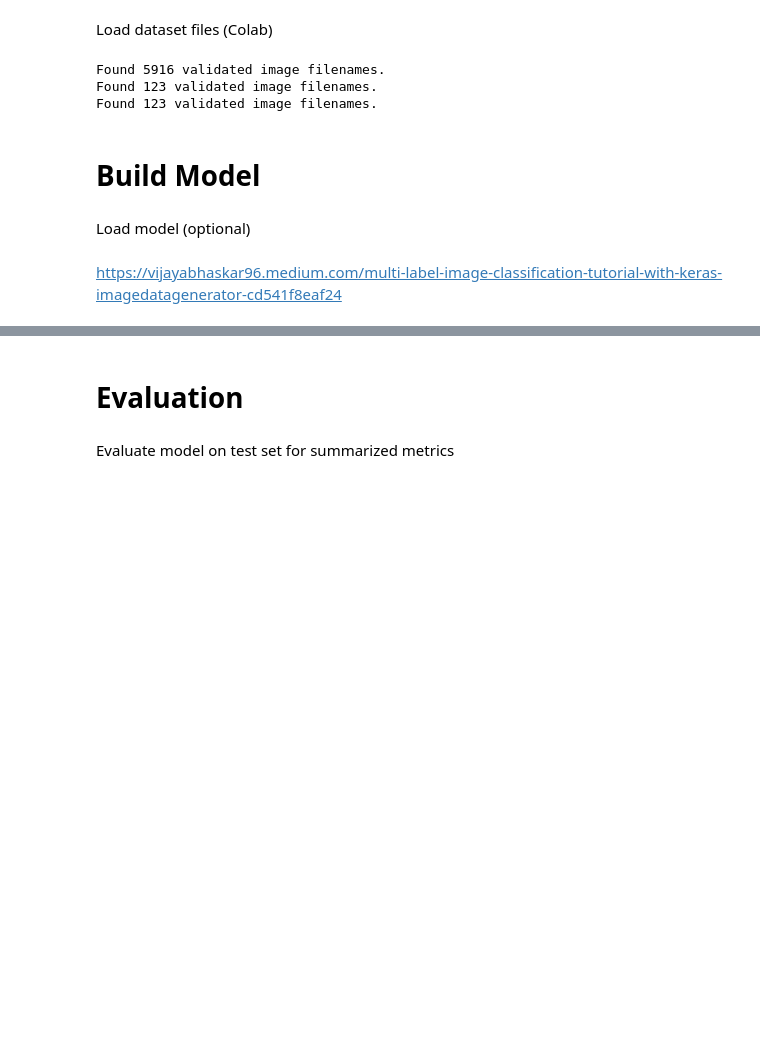
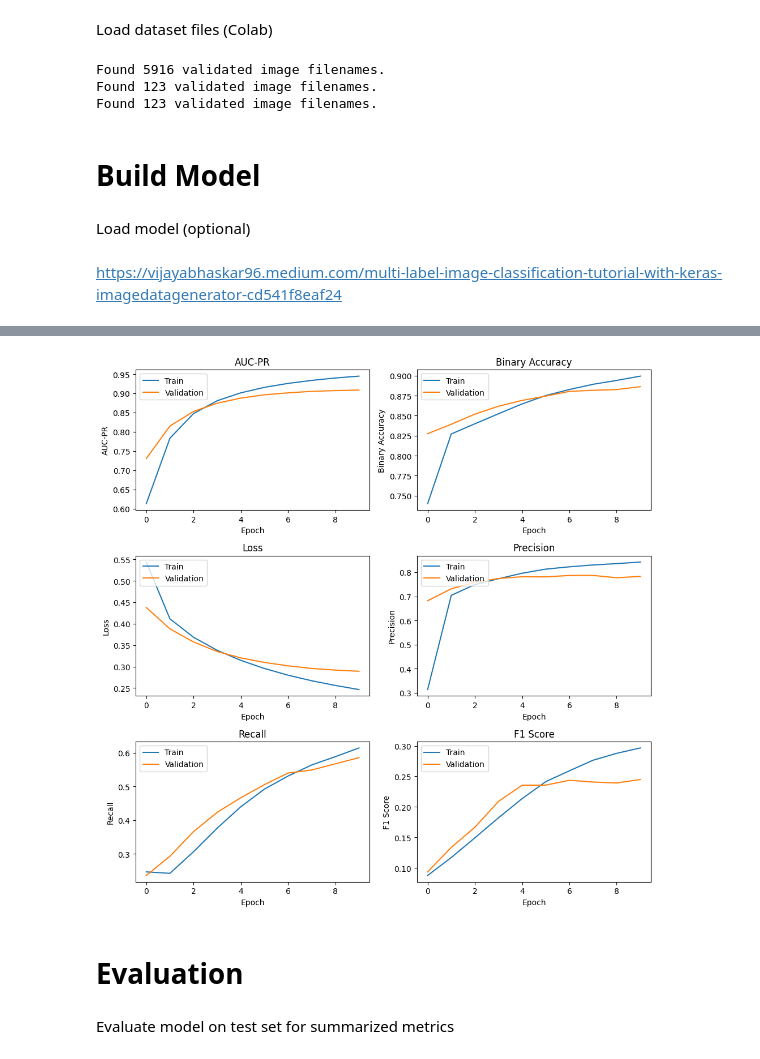
Before and after one commit to Vaneryn/emeowtions-ml, a Jupyter notebook: notebooks/train_mobilenet.ipynb, the cells around one changed output, grey strips where cells are left out. Drawn from its saved outputs; the diff is of its cells as text; code cells hidden in the pictures; blank space fills up the shorter version.

Commit message:
Train v2-5 (currently 2-4 code)

```diff
--- a/notebooks/train_mobilenet.ipynb
+++ b/notebooks/train_mobilenet.ipynb
@@ -33,7 +33,7 @@ Hyperparameters
 # %%
 BATCH_SIZE = 32
 EPOCH = 10
-LEARNING_RATE = 0.001
+LEARNING_RATE = 0.00006
 # %% [markdown]
 Load dataset files (local)
 # %%
@@ -222,6 +218,7 @@ emeowtions_model.compile(
         metrics.BinaryAccuracy(),
         metrics.Precision(),
         metrics.Recall(),
+        metrics.F1Score(),
         metrics.AUC()
     ]
 )
@@ -311,3 +258,46 @@ plt.show()
+# %%
+# Plots metric graph
+def plot_metric(ax, history, metric_name, title):
+    train_metric = history.history[metric_name]
+    val_metric = history.history['val_' + metric_name]
+
+    if metric_name == 'f1_score':
+      f1_scores_np = np.array(train_metric)
+      average_f1_scores = np.mean(f1_scores_np, axis=1)
+      train_metric = average_f1_scores
+
+      f1_scores_np = np.array(val_metric)
+      average_f1_scores = np.mean(f1_scores_np, axis=1)
+      val_metric = average_f1_scores
+
+    ax.plot(train_metric)
+    ax.plot(val_metric)
+    ax.set_title(title)
+    ax.set_xlabel('Epoch')
+    ax.set_ylabel(title)
+    ax.legend(['Train', 'Validation'], loc='upper left')
+
+# Plot figure
+fig, axes = plt.subplots(3, 2, figsize=(10, 10))
+axes = axes.flatten()
+ax1 = axes[0]
+ax2 = axes[1]
+ax3 = axes[2]
+ax4 = axes[3]
+ax5 = axes[4]
+ax6 = axes[5]
+
+plot_metric(ax1, history, 'auc_4', 'AUC-PR')
+plot_metric(ax2, history, 'binary_accuracy', 'Binary Accuracy')
+plot_metric(ax3, history, 'loss', 'Loss')
+plot_metric(ax4, history, 'precision_4', 'Precision')
+plot_metric(ax5, history, 'recall_4', 'Recall')
+plot_metric(ax6, history, 'f1_score', 'F1 Score')
+
+plt.tight_layout()
+plt.show()
+# %% [output]
+[figure, added]
 # %% [markdown]
 # Evaluation
 # %% [markdown]
```
Also changed, not shown: parts of 9 cells of this notebook.
